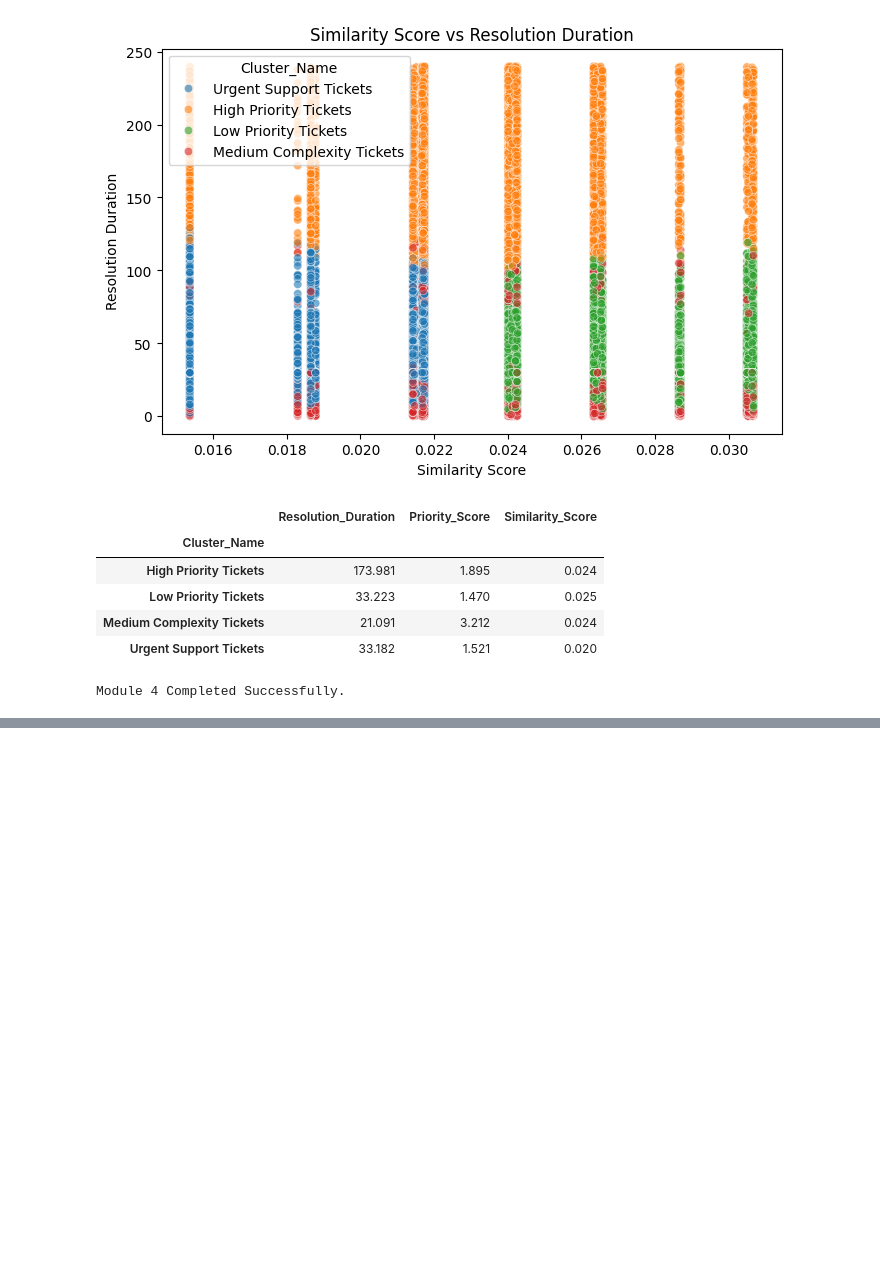
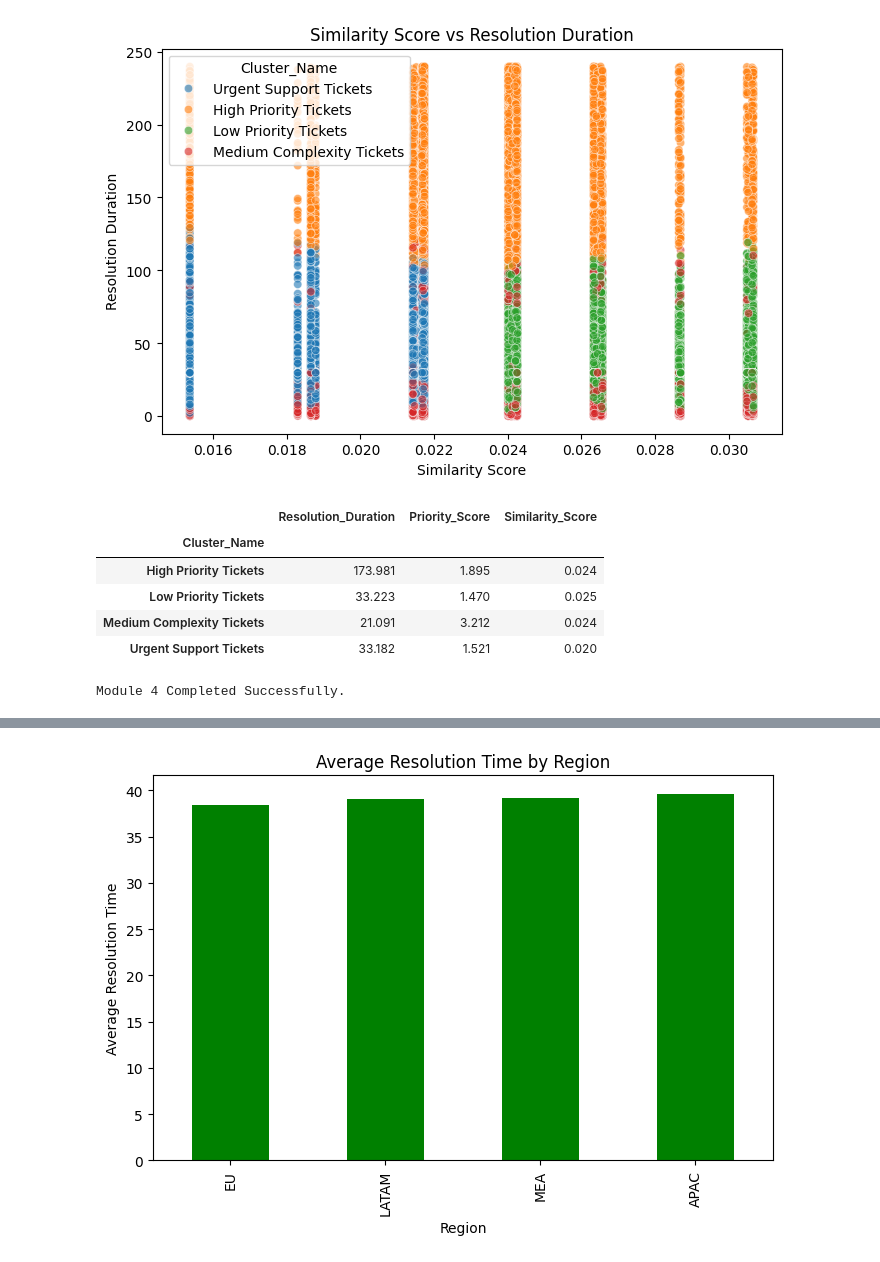
Before and after one commit to springboardmentor1210a/Supportlytics, a Jupyter notebook: notebooks/week1.ipynb, the cells around one changed output, grey strips where cells are left out. Saved outputs shown, nothing was run; the diff lists cells and outputs as text; code cells hidden in the pictures; blank space fills up the shorter version.

```diff
--- a/notebooks/week1.ipynb
+++ b/notebooks/week1.ipynb
@@ -1147,0 +1180,16 @@ Module 4 Completed Successfully.
+# %%
+plt.figure(figsize=(8,5))
+
+region_resolution = df.groupby("region")["Resolution_Duration"].mean().sort_values()
+
+region_resolution.plot(kind="bar", color="green")
+
+plt.title("Average Resolution Time by Region")
+
+plt.xlabel("Region")
+
+plt.ylabel("Average Resolution Time")
+
+plt.show()
+# %% [output]
+[figure, added]
```
Also changed, not shown: parts of 13 cells of this notebook, 4 other files.
